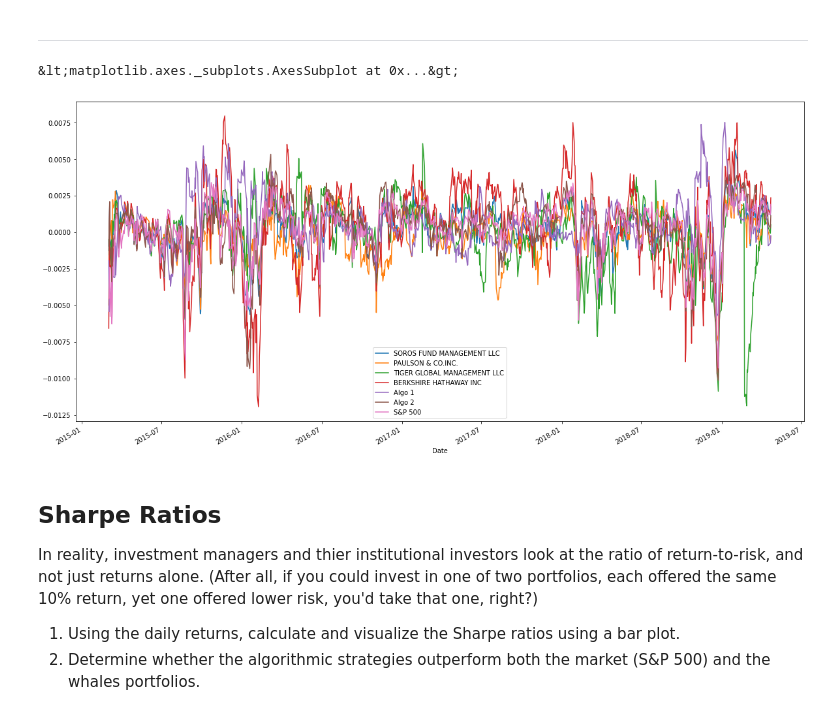
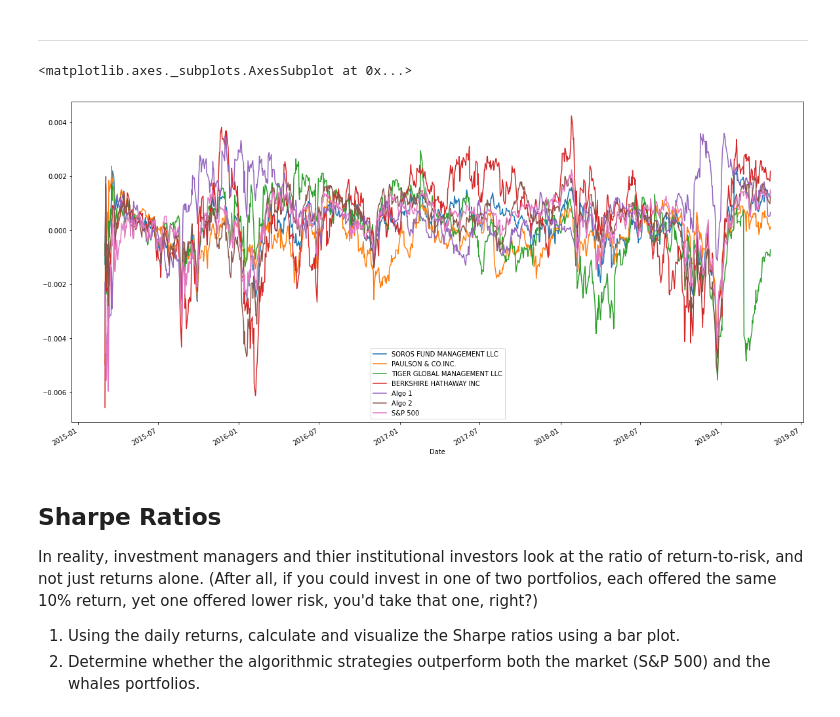
Before and after one commit to dbogatic/jupyter-homework, a Jupyter notebook: whale_analysis.ipynb, the cells around one changed output. Saved outputs shown, nothing was run; the diff lists cells and outputs as text; code cells hidden in the pictures.

```diff
--- a/whale_analysis.ipynb
+++ b/whale_analysis.ipynb
@@ -365,11 +365,11 @@ rolling_beta.plot(figsize=(20, 10), title='Rolling 30-Day Beta of Berkshire Hath
 # %%
 # Calculate a rolling window using the exponentially weighted moving average.
 # YOUR CODE HERE
-combined_rolling_expo_return = combined_daily_returns_df.ewm(span=21).mean()
+combined_rolling_expo_return = combined_daily_returns_df.ewm(halflife=21).mean()
 combined_rolling_expo_return.plot(figsize=(20,10))
 # %% [output]
-&lt;matplotlib.axes._subplots.AxesSubplot at 0x...&gt;
+<matplotlib.axes._subplots.AxesSubplot at 0x...>
-[figure, old version]
+[figure, new version]
 # %% [markdown]
 ## Sharpe Ratios
 In reality, investment managers and thier institutional investors look at the ratio of return-to-risk, and not just returns alone. (After all, if you could invest in one of two portfolios, each offered the same 10% return, yet one offered lower risk, you'd take that one, right?)
```
Also changed, not shown: parts of 12 cells of this notebook.
